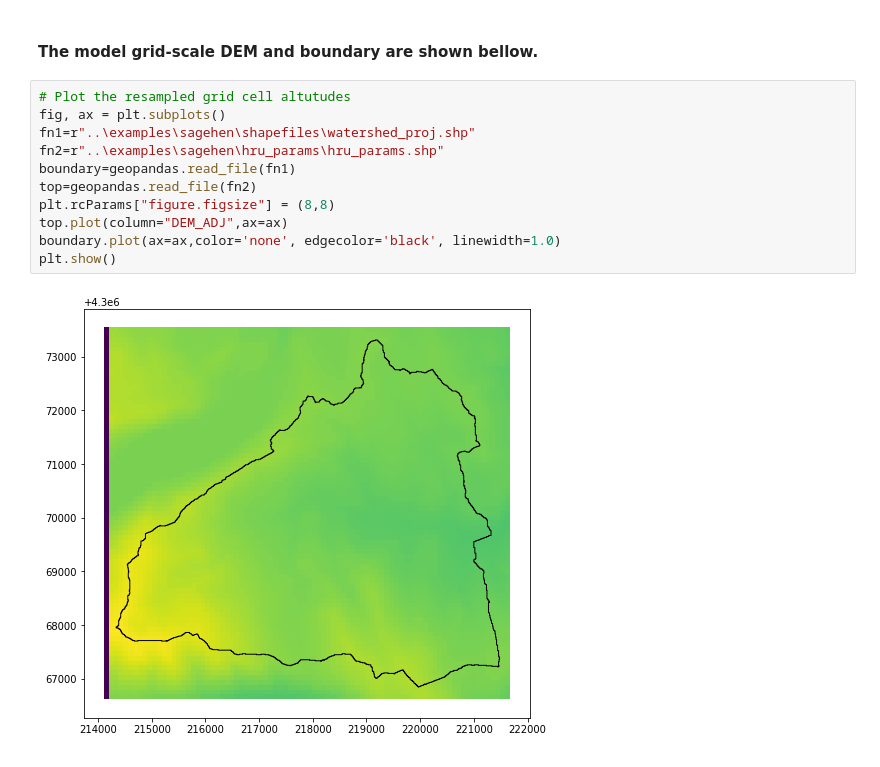
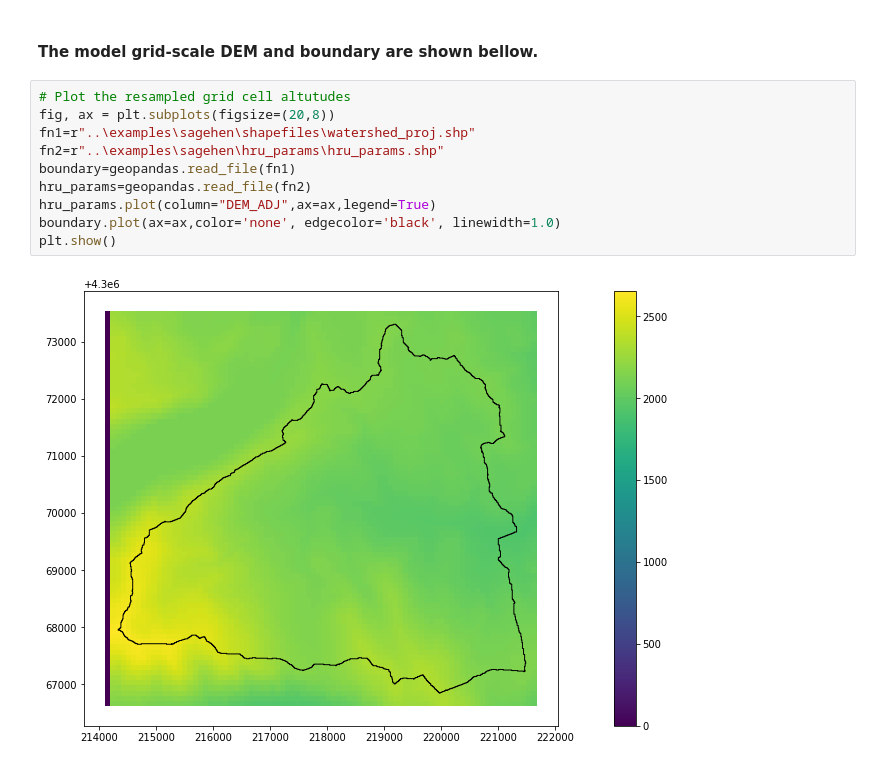
Before and after one commit to rniswon/gsflowID2447_classrepo, a Jupyter notebook: exercises/saghen_prms/notebook/dem_parameters.ipynb, the cells around one changed output. Drawn from its saved outputs; the diff is of its cells as text.

```diff
--- a/exercises/saghen_prms/notebook/dem_parameters.ipynb
+++ b/exercises/saghen_prms/notebook/dem_parameters.ipynb
@@ -82,14 +82,13 @@ table.head(10)
 #### The model grid-scale DEM and boundary are shown bellow.
 # %%
 # Plot the resampled grid cell altutudes
-fig, ax = plt.subplots()
+fig, ax = plt.subplots(figsize=(20,8))
 fn1=r"..\examples\sagehen\shapefiles\watershed_proj.shp"
 fn2=r"..\examples\sagehen\hru_params\hru_params.shp"
 boundary=geopandas.read_file(fn1)
-top=geopandas.read_file(fn2)
-plt.rcParams["figure.figsize"] = (8,8)
-top.plot(column="DEM_ADJ",ax=ax)
+hru_params=geopandas.read_file(fn2)
+hru_params.plot(column="DEM_ADJ",ax=ax,legend=True)
 boundary.plot(ax=ax,color='none', edgecolor='black', linewidth=1.0)
 plt.show()
 # %% [output]
-[figure, old version]
+[figure, new version]
```
Also changed, not shown: 5 other files.
